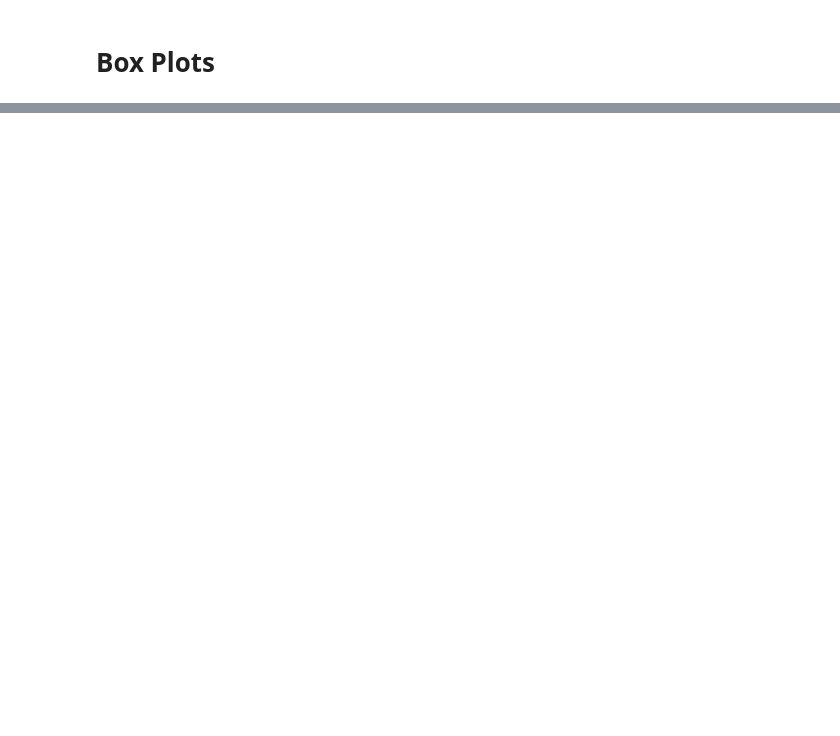
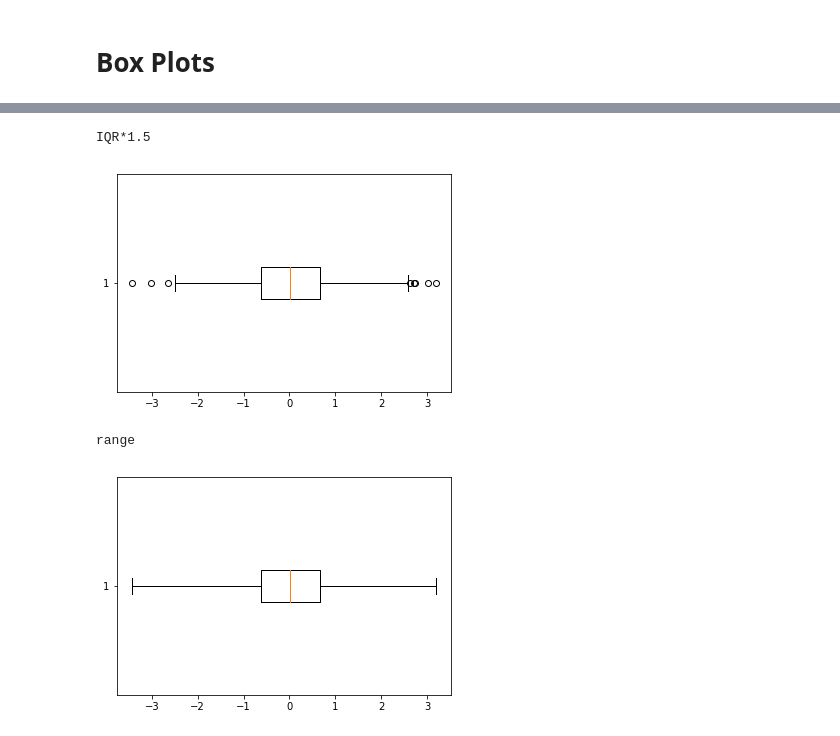
Before and after one commit to tommirrington/Boxplots, a Jupyter notebook: Boxplots.ipynb, the cells around one changed output, grey strips where cells are left out. Drawn from its saved outputs; the diff is of its cells as text; code cells hidden in the pictures; blank space fills up the shorter version.

```diff
--- a/Boxplots.ipynb
+++ b/Boxplots.ipynb
@@ -57,0 +48,15 @@ The quartiles are defined by the median value of the data set.  The first quarti
+# %%
+#generate random numbers in a normal distribution
+s = np.random.randn(1000)
+
+print("IQR*1.5")
+plt.boxplot(s, vert=False)
+plt.show()
+print("range")
+plt.boxplot(s, vert=False, whis='range')
+plt.show()
+# %% [output]
+IQR*1.5
+[figure, added]
+range
+[figure, added]
```
Also changed, not shown: parts of 13 cells of this notebook.
